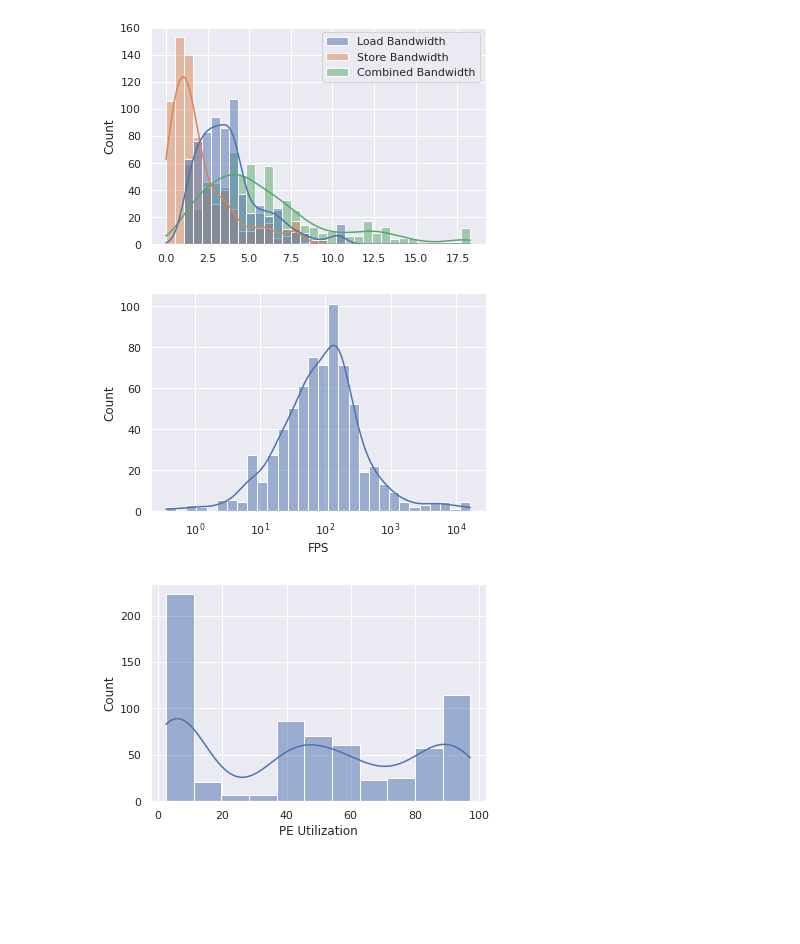
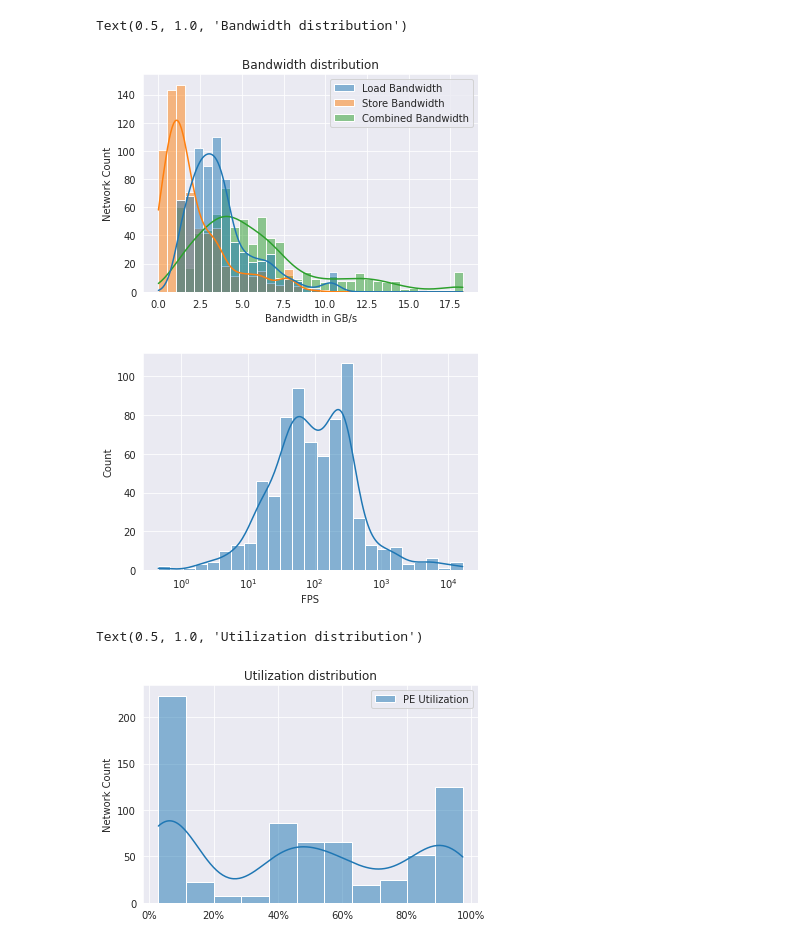
Before and after one commit to asultan123/hero-sim, a Jupyter notebook: scripts/playground.ipynb, the cells around one changed output. Cells and saved outputs as stored; diff of their text form; code cells hidden in the pictures; blank space fills up the shorter version.

```diff
--- a/scripts/playground.ipynb
+++ b/scripts/playground.ipynb
@@ -18,3 +19,4 @@ from tqdm import tqdm
 # %%
-arch_metrics = pd.read_csv('../data/arch_metrics.csv', index_col=[0,1],)
+arch_metrics = pd.read_csv('../data/arch_metrics_iofmap_1mb.csv', index_col=[0,1],)
+se.set_style("darkgrid")
 # %%
@@ -63,19 +66,27 @@ Length: 695, dtype: float64
 # %%
 bw_df = arch_metrics.groupby(level = 0).mean().loc[:, arch_metrics.columns.isin(['load_bw', 'store_bw'])].div(2**30)
 bw_df["combined"] = bw_df["load_bw"] + bw_df["store_bw"]
 bw_df = bw_df.rename(columns={'load_bw': "Load Bandwidth", "store_bw": "Store Bandwidth", "combined":"Combined Bandwidth"})
 plt = se.histplot(data = bw_df, kde=True)
+plt.set_xlabel('Bandwidth in GB/s')
+plt.set_ylabel('Network Count')
+plt.set_title('Bandwidth distribution')
 # %% [output]
+Text(0.5, 1.0, 'Bandwidth distribution')
-[figure, old version]
+[figure, new version]
 # %%
 fps = arch_metrics.groupby(level = 0).sum().loc[:, arch_metrics.columns.isin(['latency'])].mul(1*10**-9).pow(-1)
 fps = fps.rename(columns={"latency": "FPS"})
 plt = se.histplot(data = fps, x = "FPS", kde=True, log_scale=True)
 # %% [output]
-[figure, old version]
+[figure, new version]
 # %%
 util = arch_metrics.groupby(level = 0).mean().loc[:, arch_metrics.columns.isin(['util'])].mul(100)
 util = util.rename(columns={"util": "PE Utilization"})
-plt = se.histplot(data = util, x = "PE Utilization", kde=True)
+plt = se.histplot(data = util, kde=True)
+plt.xaxis.set_major_formatter(mtick.PercentFormatter())
+plt.set_ylabel('Network Count')
+plt.set_title('Utilization distribution')
 # %% [output]
+Text(0.5, 1.0, 'Utilization distribution')
-[figure, old version]
+[figure, new version]
```
Also changed, not shown: parts of 15 cells of this notebook.
